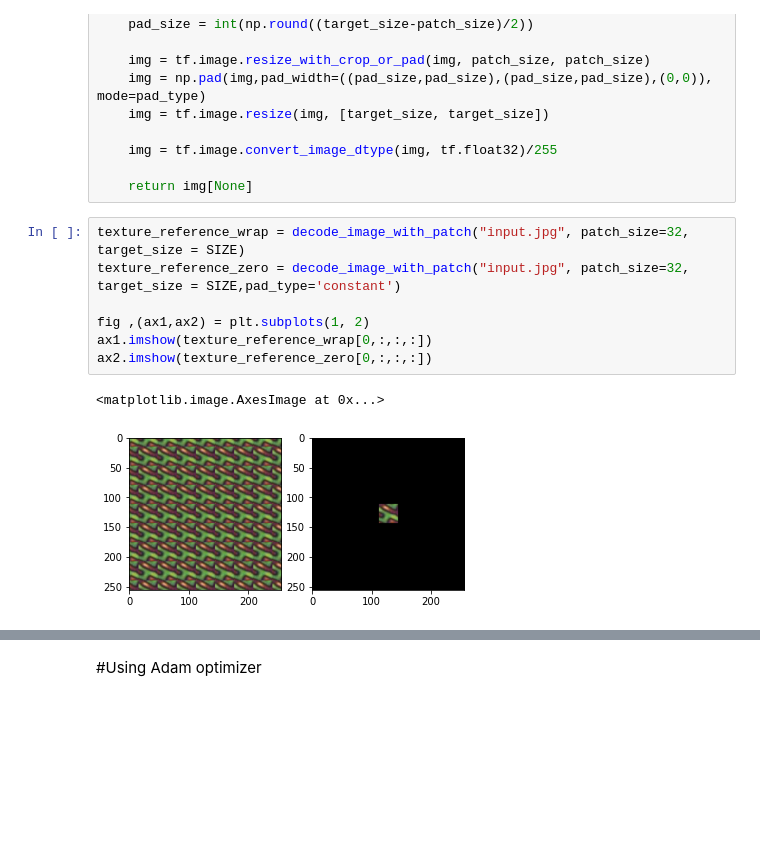
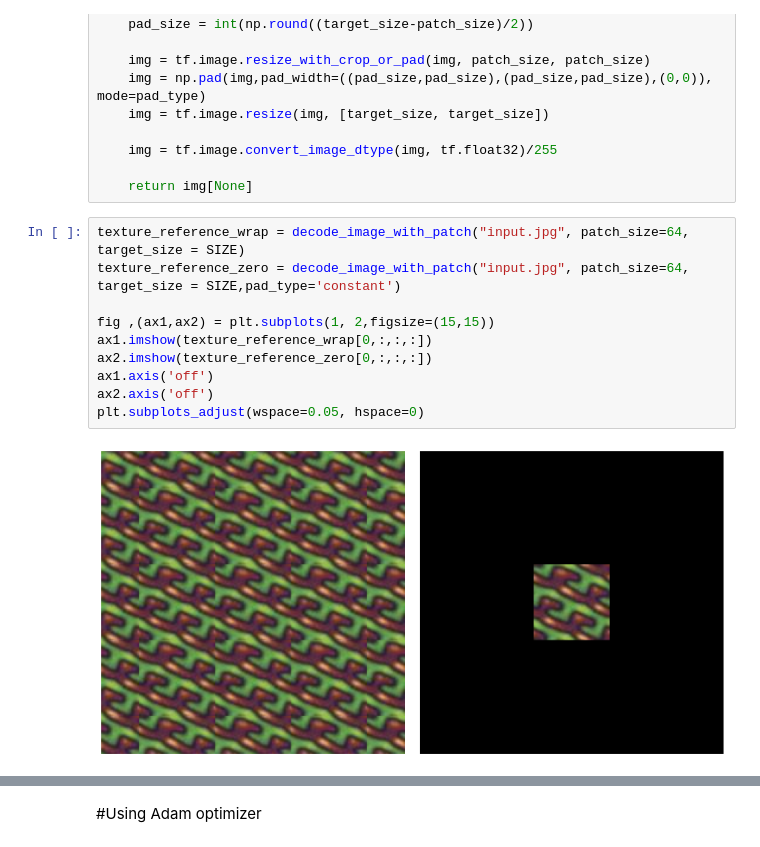
Before and after one commit to kyle-gao/A-Sliced-Wasserstein-Loss-for-Neural-Texture-Synthesis, a Jupyter notebook: SWL_TextureSynthesis.ipynb, the cells around one changed output, grey strips where cells are left out. Cells and saved outputs as stored; diff of their text form; blank space fills up the shorter version.

```diff
--- a/SWL_TextureSynthesis.ipynb
+++ b/SWL_TextureSynthesis.ipynb
@@ -243,15 +277,17 @@ def decode_image_with_patch(path, patch_size= 32, target_size = SIZE, pad_type =
 
     return img[None]
 # %%
-texture_reference_wrap = decode_image_with_patch("input.jpg", patch_size=32, target_size = SIZE)
-texture_reference_zero = decode_image_with_patch("input.jpg", patch_size=32, target_size = SIZE,pad_type='constant')
+texture_reference_wrap = decode_image_with_patch("input.jpg", patch_size=64, target_size = SIZE)
+texture_reference_zero = decode_image_with_patch("input.jpg", patch_size=64, target_size = SIZE,pad_type='constant')
 
-fig ,(ax1,ax2) = plt.subplots(1, 2)
+fig ,(ax1,ax2) = plt.subplots(1, 2,figsize=(15,15))
 ax1.imshow(texture_reference_wrap[0,:,:,:])
 ax2.imshow(texture_reference_zero[0,:,:,:])
+ax1.axis('off')
+ax2.axis('off')
+plt.subplots_adjust(wspace=0.05, hspace=0)
 # %% [output]
-<matplotlib.image.AxesImage at 0x...>
-[figure, old version]
+[figure, new version]
 # %%
 ############################ MAIN ############################
 # VGG layers used for the loss
```
Also changed, not shown: parts of 23 cells of this notebook.
